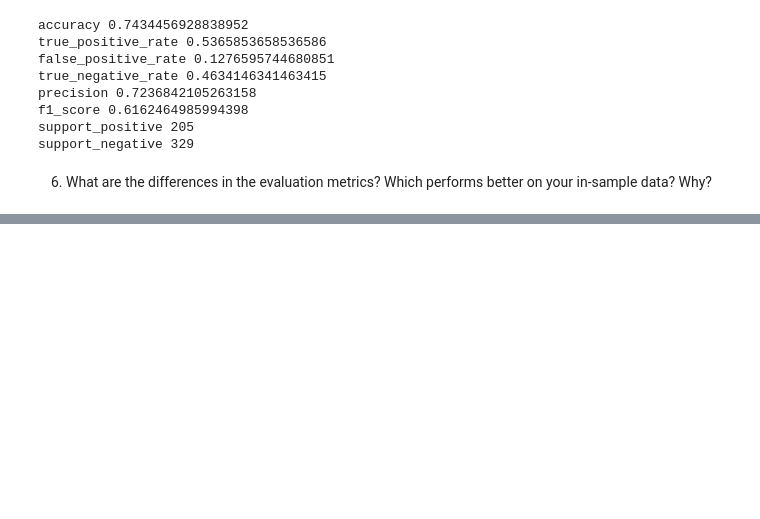
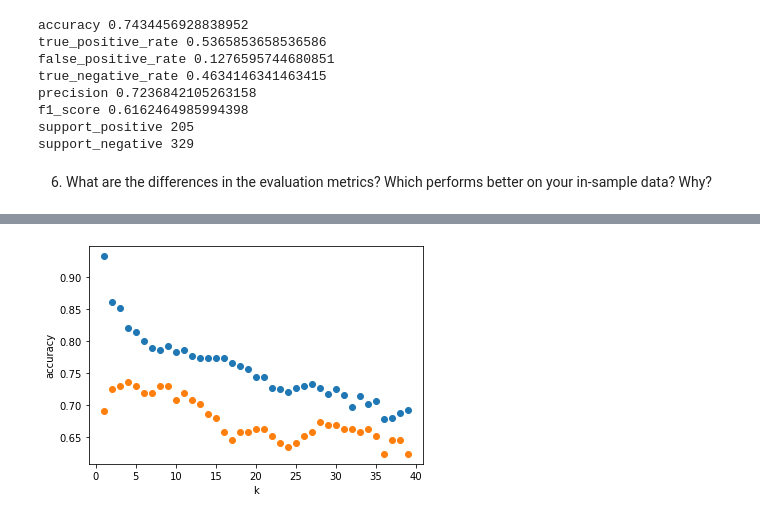
Before and after one commit to rajeshlamichhane04/classification_exercises, a Jupyter notebook: model.ipynb, the cells around one changed output, grey strips where cells are left out. Drawn from its saved outputs; the diff is of its cells as text; code cells hidden in the pictures; blank space fills up the shorter version.

```diff
--- a/model.ipynb
+++ b/model.ipynb
@@ -817,7 +819,8 @@ Index(['pclass', 'sibsp', 'parch', 'fare', 'alone', 'sex_male',
 model5 = KNeighborsClassifier()
 # %%
 #fit
-model5.fit(X_train,y_train)
+model5=model5.fit(X_train,y_train)
+model5
 # %% [output]
 KNeighborsClassifier()
 # %%
@@ -916,4 +919,4 @@ support_negative 329
 model10 = KNeighborsClassifier(n_neighbors = 10)
 # %%
 #fit
-model10.fit(X_train,y_train)
+model10=model10.fit(X_train,y_train)
@@ -986,4 +987,4 @@ support_negative 329
 model20 = KNeighborsClassifier(n_neighbors=20)
 # %%
 #fit the model
-model20.fit(X_train,y_train)
+model20=model20.fit(X_train,y_train)
@@ -1056,0 +1061,16 @@ support_negative 329
+# %%
+empty_model = []
+for k in range(1,40):
+    model = KNeighborsClassifier(n_neighbors = k)
+    model=model.fit(X_train,y_train)
+    y_pred = model.predict(X_train)
+    accuracy_train = model.score(X_train,y_train)
+    accuracy_validate = model.score(X_validate,y_validate)
+    difference = accuracy_train-accuracy_validate
+    output = {"k":k, "accuracy_train":accuracy_train,"accuracy_validate":accuracy_validate,"difference":difference}
+
+
+    empty_model.append(output)
+
+df = pd.DataFrame(empty_model)
+df
@@ -1056,0 +1097,8 @@ support_negative 329
+# %%
+plt.scatter(df.k,df.accuracy_train)
+plt.scatter(df.k,df.accuracy_validate)
+plt.xlabel("k")
+plt.ylabel("accuracy")
+plt.show()
+# %% [output]
+[figure, added]
```
Also changed, not shown: parts of 64 cells of this notebook.
